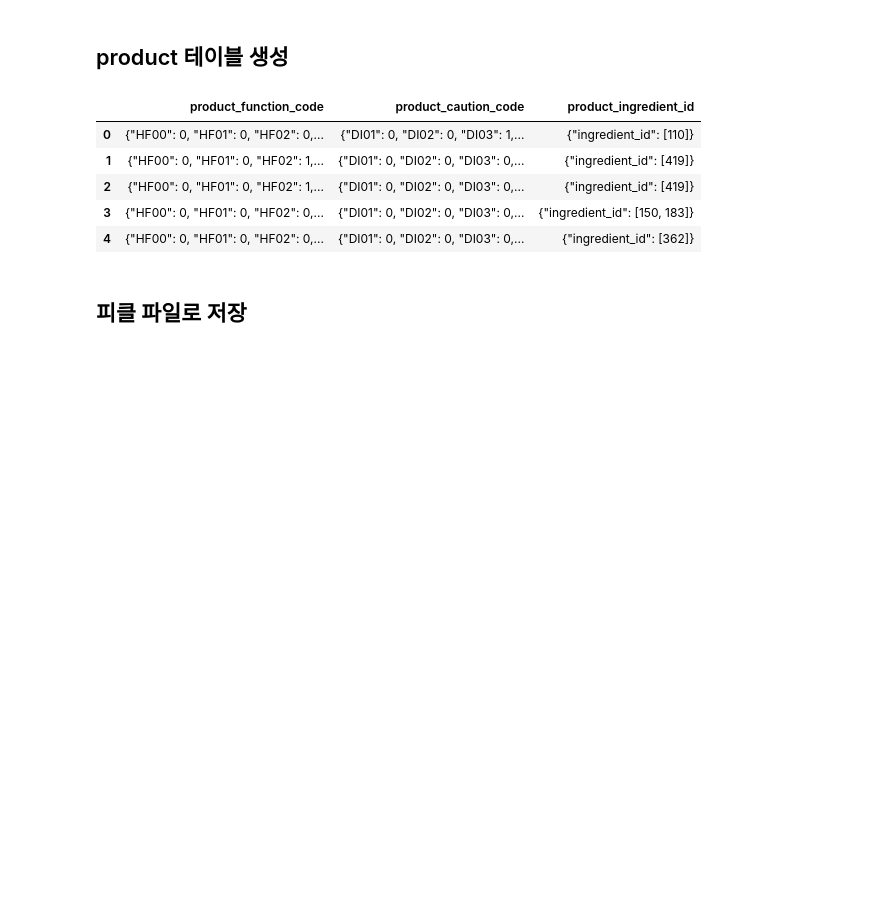
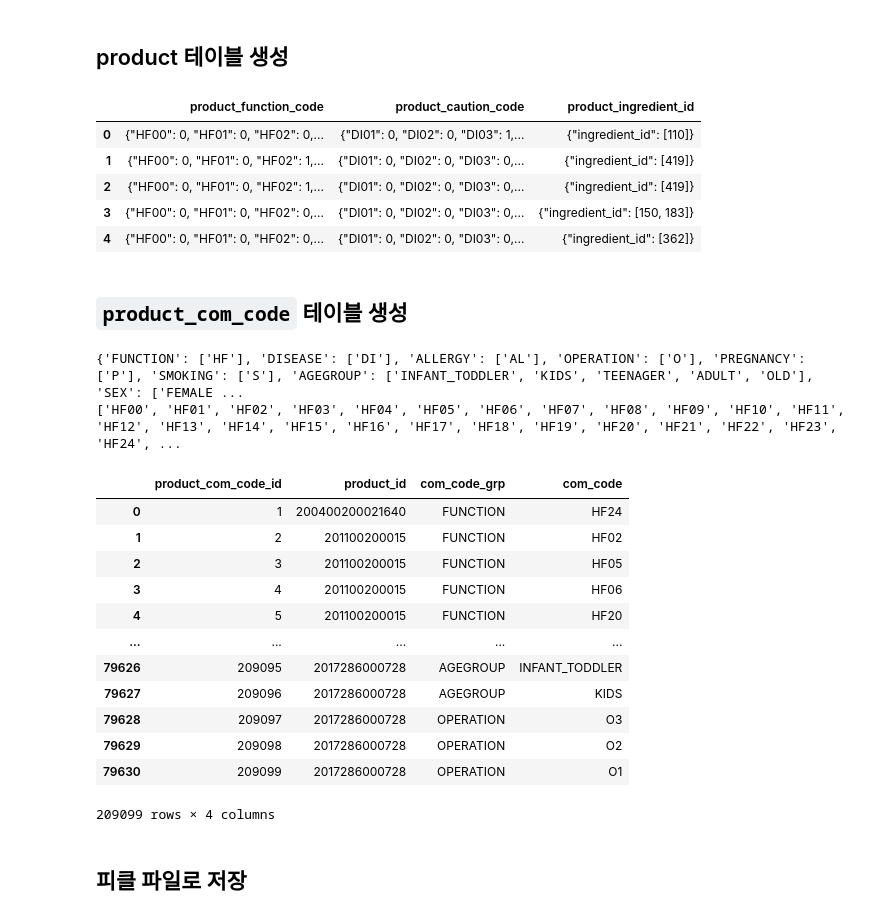
Before and after one commit to metaego/Our-family-pharmacist, a Jupyter notebook: data_processing/product_processing.ipynb, the cells around one changed output. Drawn from its saved outputs; the diff is of its cells as text; code cells hidden in the pictures; blank space fills up the shorter version.

```diff
--- a/data_processing/product_processing.ipynb
+++ b/data_processing/product_processing.ipynb
@@ -1578,3 +1573,5 @@ product_table[['product_function_code', 'product_caution_code', 'product_ingredi
 | 2 | {"HF00": 0, "HF01": 0, "HF02": 1,... | {"DI01": 0, "DI02": 0, "DI03": 0,... | {"ingredient_id": [419]} |
 | 3 | {"HF00": 0, "HF01": 0, "HF02": 0,... | {"DI01": 0, "DI02": 0, "DI03": 0,... | {"ingredient_id": [150, 183]} |
 | 4 | {"HF00": 0, "HF01": 0, "HF02": 0,... | {"DI01": 0, "DI02": 0, "DI03": 0,... | {"ingredient_id": [362]} |
+# %% [markdown]
+## `product_com_code` 테이블 생성
@@ -1581,3 +1582,47 @@ product_table[['product_function_code', 'product_caution_code', 'product_ingredi
+# %%
+from com_code import com_code_grp_dict, com_code_columns
+print(com_code_grp_dict)
+print(com_code_columns)
+
+from data_processing import expand_codes
+# %% [output]
+{'FUNCTION': ['HF'], 'DISEASE': ['DI'], 'ALLERGY': ['AL'], 'OPERATION': ['O'], 'PREGNANCY': ['P'], 'SMOKING': ['S'], 'AGEGROUP': ['INFANT_TODDLER', 'KIDS', 'TEENAGER', 'ADULT', 'OLD'], 'SEX': ['FEMALE ...
+['HF00', 'HF01', 'HF02', 'HF03', 'HF04', 'HF05', 'HF06', 'HF07', 'HF08', 'HF09', 'HF10', 'HF11', 'HF12', 'HF13', 'HF14', 'HF15', 'HF16', 'HF17', 'HF18', 'HF19', 'HF20', 'HF21', 'HF22', 'HF23', 'HF24', ...
+# %%
+product_com_code_table_columns = ['product_id', 'product_function_code', 'product_caution_code']
+
+# 함수 적용
+product_com_code_function = expand_codes(fin_p_df[product_com_code_table_columns], 'product_id', 'product_function_code', com_code_grp_dict)
+product_com_code_caution = expand_codes(fin_p_df[product_com_code_table_columns], 'product_id', 'product_caution_code', com_code_grp_dict)
+
+# 두 데이터프레임을 행 기준으로 합치기
+product_com_code_table = pd.concat([product_com_code_function, product_com_code_caution], axis=0)
+
+# id 기준으로 오름차순 정렬
+product_com_code_table.sort_values(by='product_id', ignore_index=True)
+
+# 해당 테이블의 pk 값 1 ~ len(product_com_code_table) +1 정수 값 넣기
+product_com_code_table['product_com_code_id'] = [com_code_id for com_code_id in range(1, len(product_com_code_table) + 1)]
+
+# 편의를 위해 컬럼 순서 재정렬
+product_com_code_table = product_com_code_table[['product_com_code_id', 'product_id', 'com_code_grp', 'com_code']]
+
+# 확인
+product_com_code_table
+# %% [output]
+|  | product_com_code_id | product_id | com_code_grp | com_code |
+| 0 | 1 | 200400200021640 | FUNCTION | HF24 |
+| 1 | 2 | 201100200015 | FUNCTION | HF02 |
+| 2 | 3 | 201100200015 | FUNCTION | HF05 |
+| 3 | 4 | 201100200015 | FUNCTION | HF06 |
+| 4 | 5 | 201100200015 | FUNCTION | HF20 |
+| ... | ... | ... | ... | ... |
+| 79626 | 209095 | 2017286000728 | AGEGROUP | INFANT_TODDLER |
+| 79627 | 209096 | 2017286000728 | AGEGROUP | KIDS |
+| 79628 | 209097 | 2017286000728 | OPERATION | O3 |
+| 79629 | 209098 | 2017286000728 | OPERATION | O2 |
+| 79630 | 209099 | 2017286000728 | OPERATION | O1 |
+209099 rows × 4 columns
 # %% [markdown]
 ## 피클 파일로 저장
 # %% [markdown]
```
Also changed, not shown: parts of 16 cells of this notebook, 1 other file.
